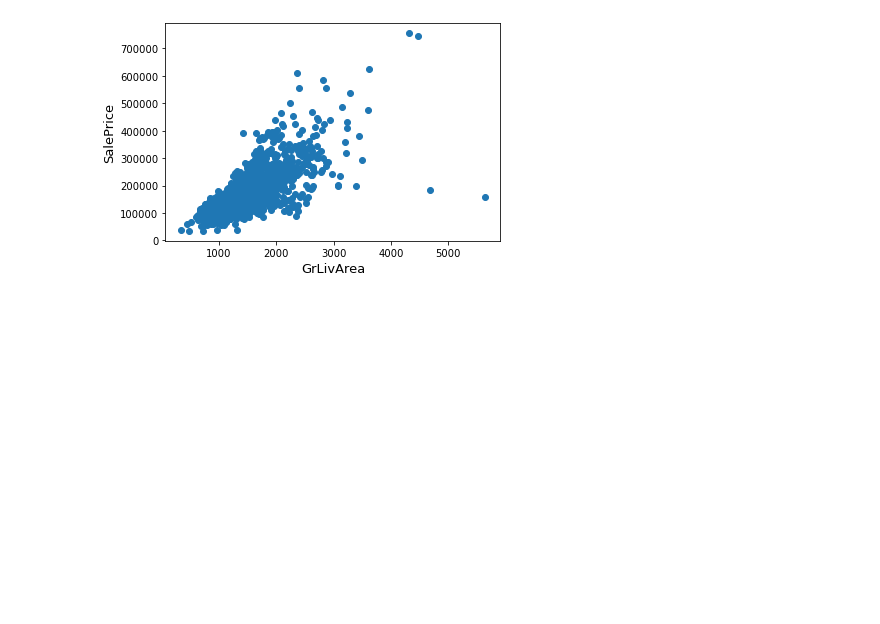
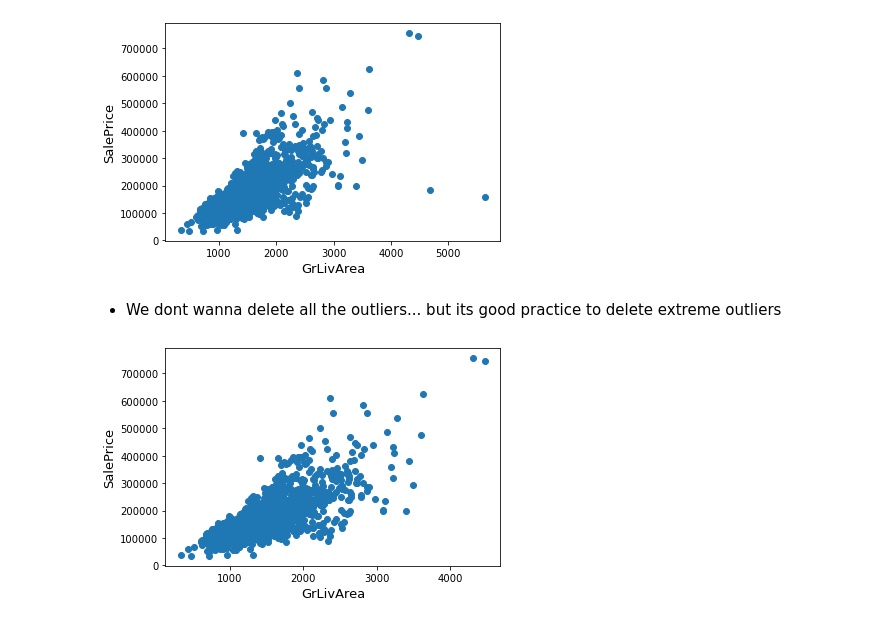
Before and after one commit to Salekeen/Kaggle-Work, a Jupyter notebook: Advanced House Price/stackedRegression.ipynb, the cells around one changed output. Saved outputs shown, nothing was run; the diff lists cells and outputs as text; code cells hidden in the pictures; blank space fills up the shorter version.

```diff
--- a/Advanced House Price/stackedRegression.ipynb
+++ b/Advanced House Price/stackedRegression.ipynb
@@ -73,3 +73,16 @@ plt.xlabel('GrLivArea', fontsize = 13)
 plt.show()
 # %% [output]
 [figure]
+# %% [markdown]
+- We dont wanna delete all the outliers... but its good practice to delete extreme outliers
+# %%
+train = train.drop(train[(train['GrLivArea']>4000) & (train['SalePrice']<300000)].index)
+# %%
+# Lets check theresult
+fig, ax = plt.subplots()
+ax.scatter(train['GrLivArea'], train['SalePrice'])
+plt.ylabel('SalePrice', fontsize=13)
+plt.xlabel('GrLivArea', fontsize=13)
+plt.show()
+# %% [output]
+[figure, added]
```
Also changed, not shown: parts of 36 cells of this notebook.
